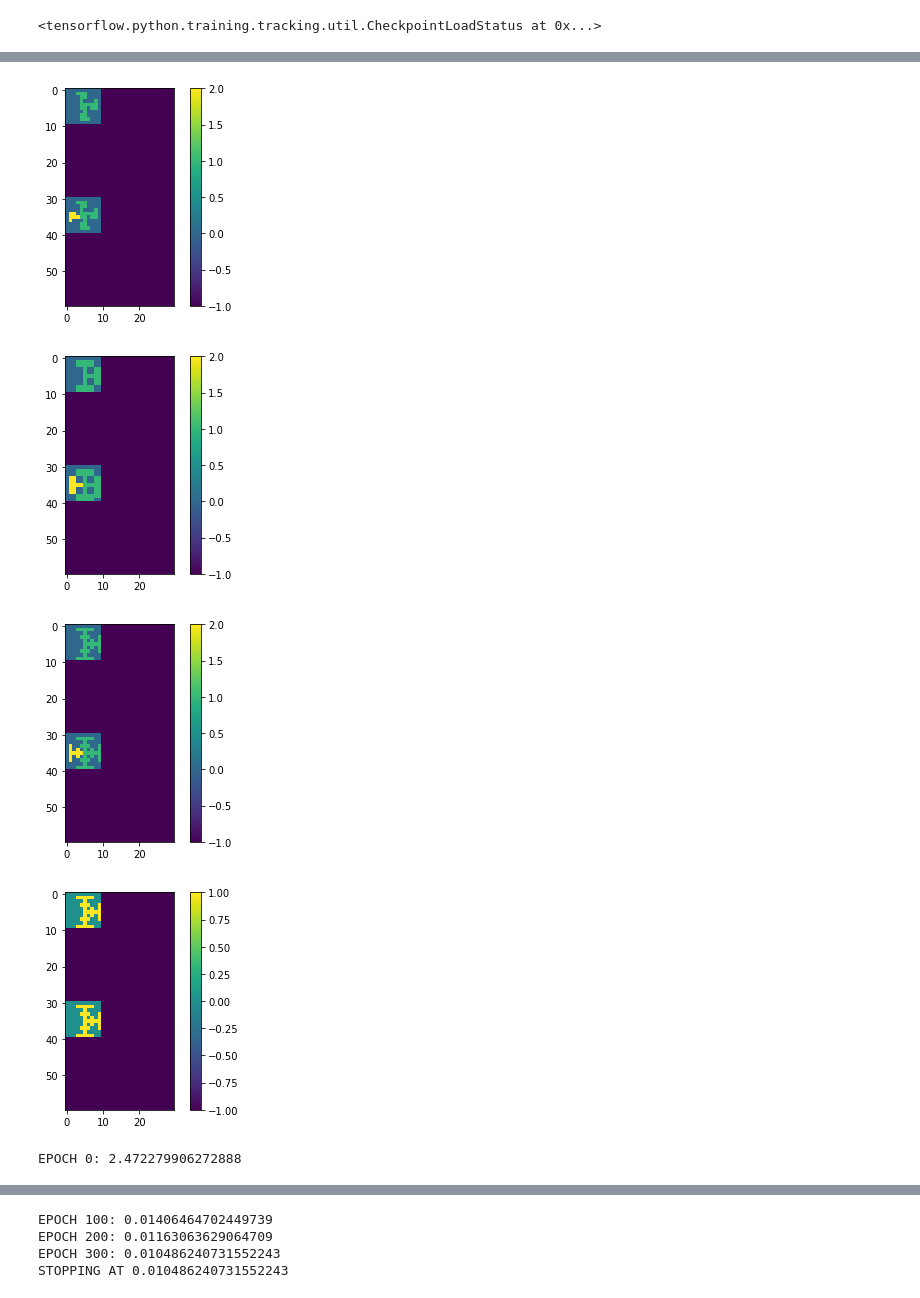
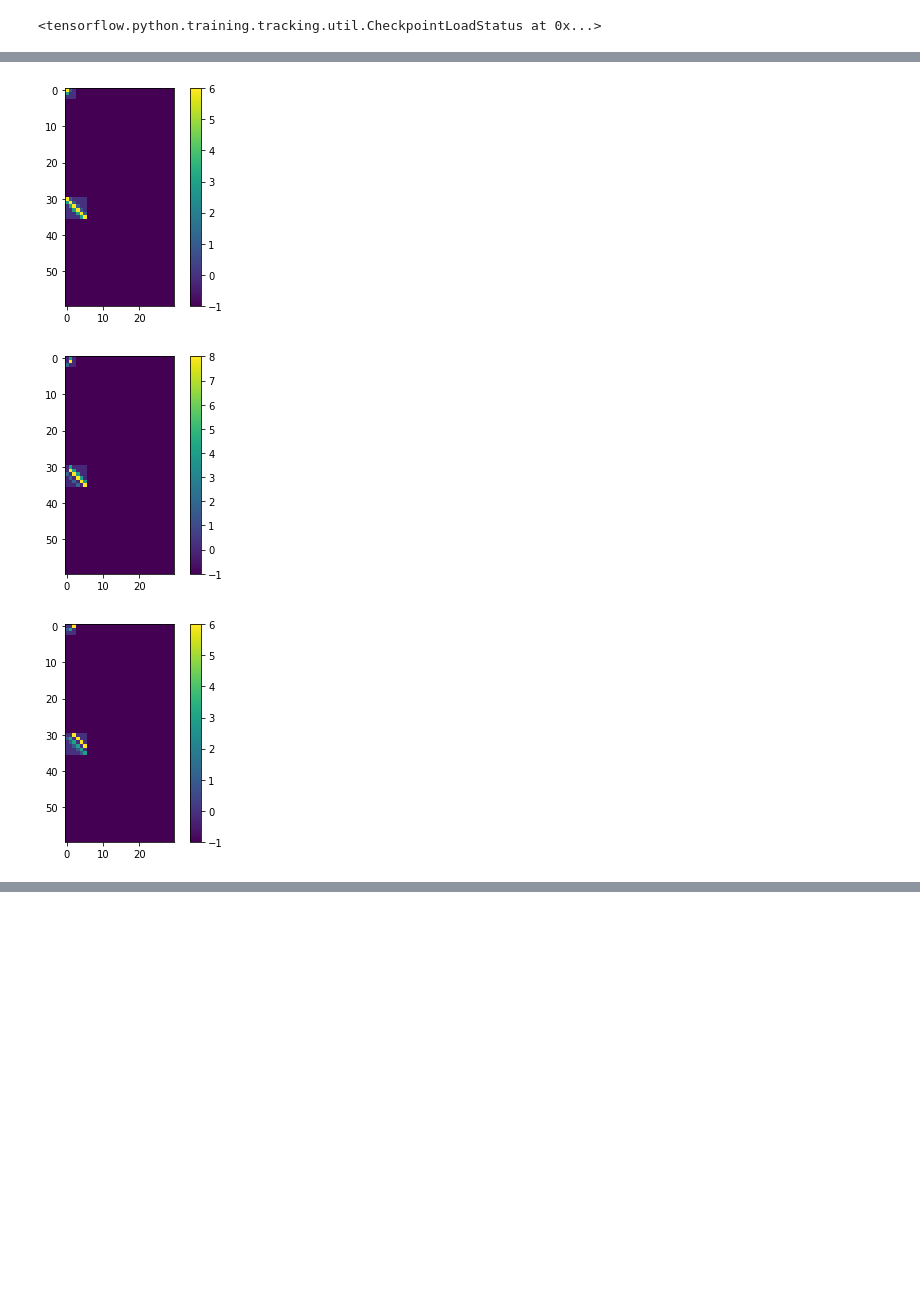
Before and after one commit to HarveyBrezinaConniffe/ARC, a Jupyter notebook: AI.ipynb, the cells around one changed output, grey strips where cells are left out. Drawn from its saved outputs; the diff is of its cells as text; code cells hidden in the pictures; blank space fills up the shorter version.

Commit message:
Made a nicer testing visualization

```diff
--- a/AI.ipynb
+++ b/AI.ipynb
@@ -289,7 +293,7 @@ Yadv = []
 for i in range(Xt.shape[0]):
 # %%
 print(Xt.shape[0])
-n = 1
+n = 170
 print(len(Xt[n]))
 plt.imshow(Xt[n][1].reshape(60, 30))
 plt.colorbar()
@@ -301,29 +305,27 @@ plt.show()
 # %%
 plt.imshow(Xt[n][0].reshape(60, 30))
 plt.colorbar()
 plt.show()
 plt.imshow(Xt[n][1].reshape(60, 30))
 plt.colorbar()
 plt.show()
 plt.imshow(Xv[n][0].reshape(60, 30))
 plt.colorbar()
 plt.show()
 examples = [Xt[n][0].reshape(60,30,1).astype(np.float64), Xt[n][1].reshape(60,30,1).astype(np.float64)]
 cin = np.array([Xv[n][0].reshape(60,30,1)])
 cin[0][30:, :, :] = cin[0][:30, :, :]
 #cin[0][30:, :, :] = np.random.randint(-1, 10, size=(30, 30, 1))
 #cin[0][30:, :, :] = np.zeros((30, 30, 1))
 #sampletask[1][0][30:, :, :] = np.random.randint(-1, 11, size=(30, 30, 1))
-plt.imshow(cin.reshape(60, 30))
-plt.colorbar()
-plt.show()
-out = generateTask(examples, cin, 10, 40000)
-plt.imshow(out)
-plt.colorbar()
-plt.show()
+#plt.imshow(cin.reshape(60, 30))
+#plt.colorbar()
+#plt.show()
+#out = generateTask(examples, cin, 10, 40000)
+#plt.imshow(out)
+#plt.colorbar()
+#plt.show()
 # %% [output]
-[figure, old version]
+[figure, new version]
-[figure, old version]
+[figure, new version]
-[figure, old version]
+[figure, new version]
-[figure, removed]
-EPOCH 0: 2.472279906272888
@@ -331,4 +331,0 @@ EPOCH 0: 2.472279906272888
-EPOCH 100: 0.01406464702449739
-EPOCH 200: 0.01163063629064709
-EPOCH 300: 0.010486240731552243
-STOPPING AT 0.010486240731552243
```
Also changed, not shown: parts of 6 cells of this notebook.
